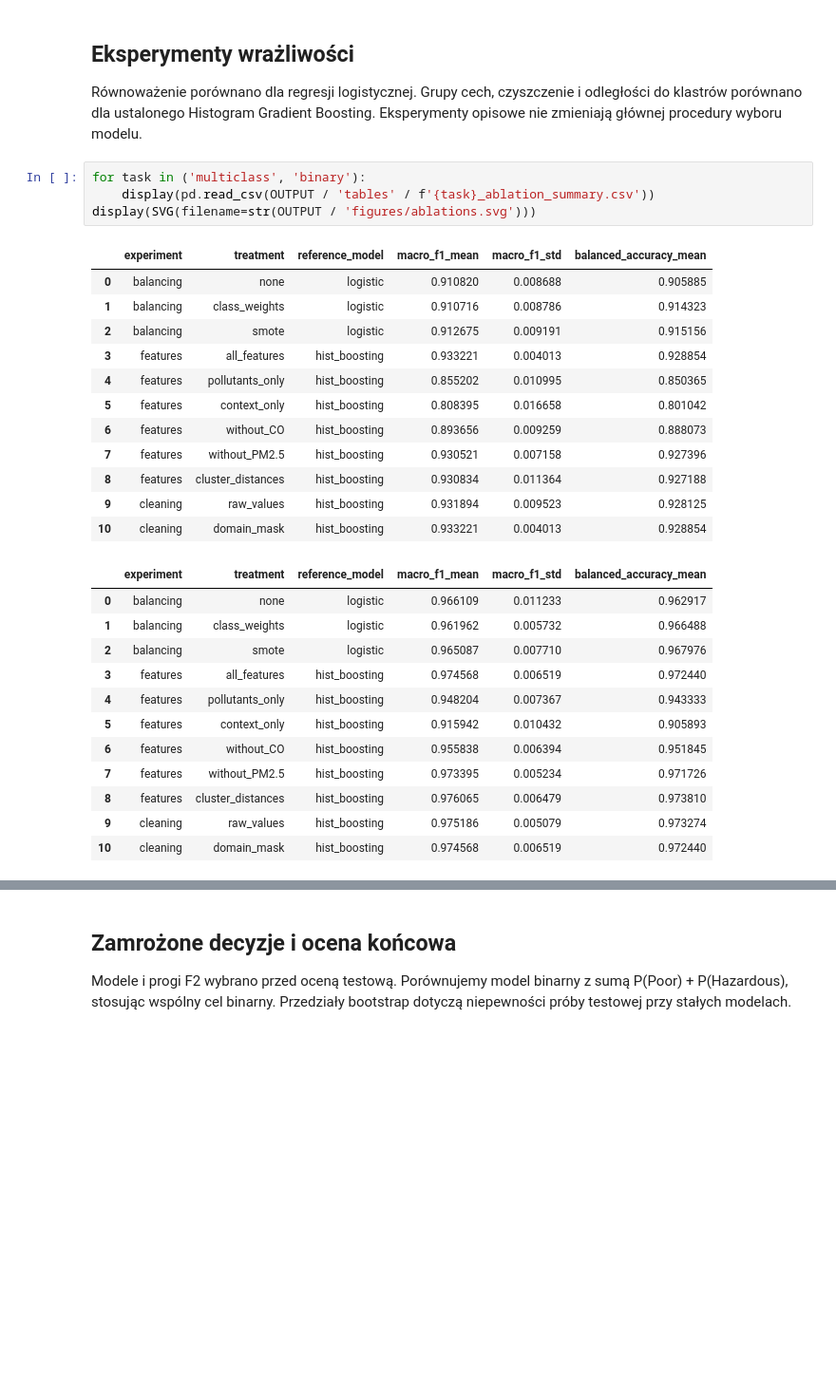
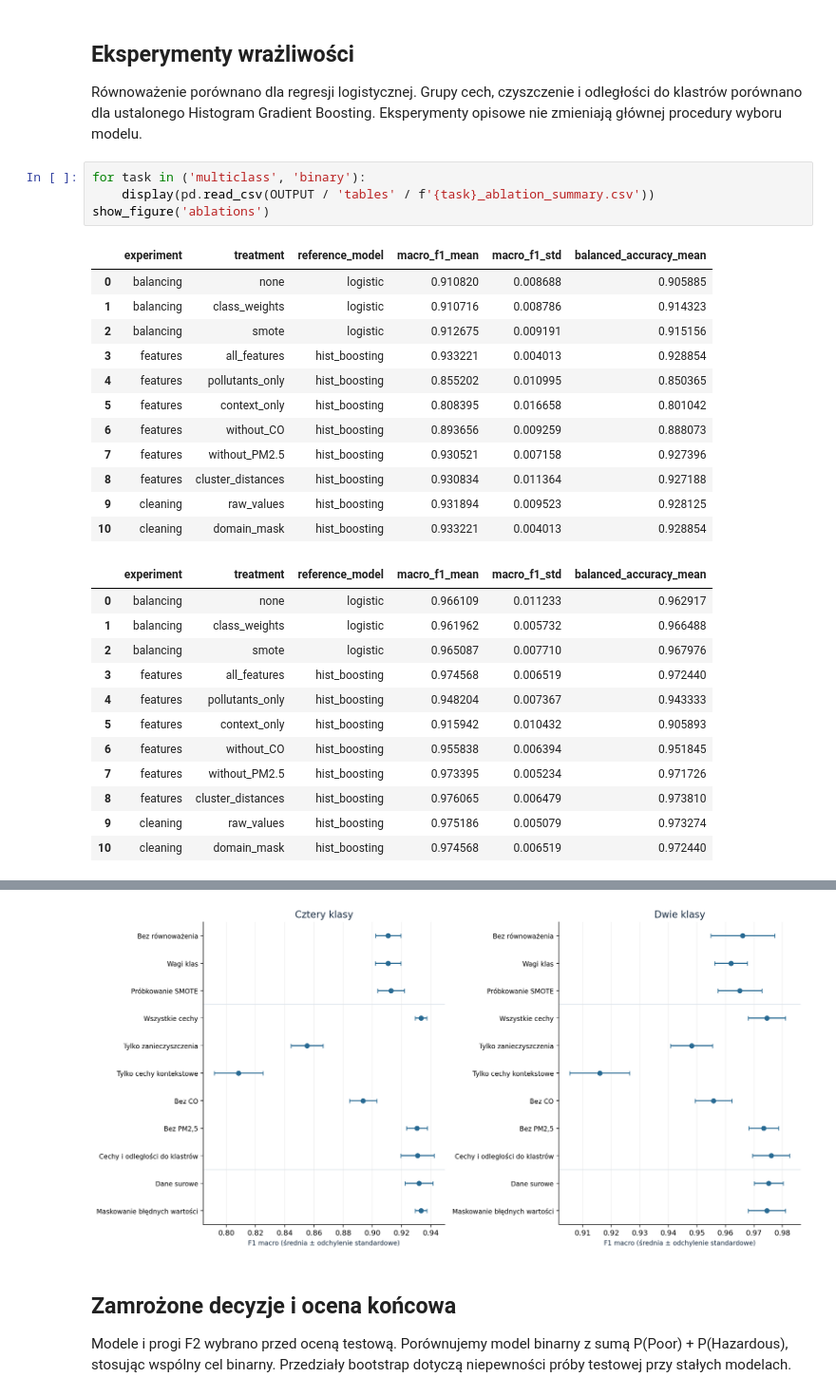
Before and after one commit to Benvenuteo/ml_classification, a Jupyter notebook: notebooks/air_quality_study.ipynb, the cells around one changed output, grey strips where cells are left out. Shown at 95% size. Cells and saved outputs as stored; diff of their text form; blank space fills up the shorter version.

```diff
--- a/notebooks/air_quality_study.ipynb
+++ b/notebooks/air_quality_study.ipynb
@@ -126,7 +134,7 @@ Równoważenie porównano dla regresji logistycznej. Grupy cech, czyszczenie i o
 # %%
 for task in ('multiclass', 'binary'):
     display(pd.read_csv(OUTPUT / 'tables' / f'{task}_ablation_summary.csv'))
-display(SVG(filename=str(OUTPUT / 'figures/ablations.svg')))
+show_figure('ablations')
 # %% [output]
 |  | experiment | treatment | reference_model | macro_f1_mean | macro_f1_std | balanced_accuracy_mean |
 | 0 | balancing | none | logistic | 0.910820 | 0.008688 | 0.905885 |
@@ -156,3 +163,4 @@ display(SVG(filename=str(OUTPUT / 'figures/ablations.svg')))
+[figure, added]
 # %% [markdown]
 ## Zamrożone decyzje i ocena końcowa
 
```
Also changed, not shown: parts of 9 cells of this notebook, 28 other files.
